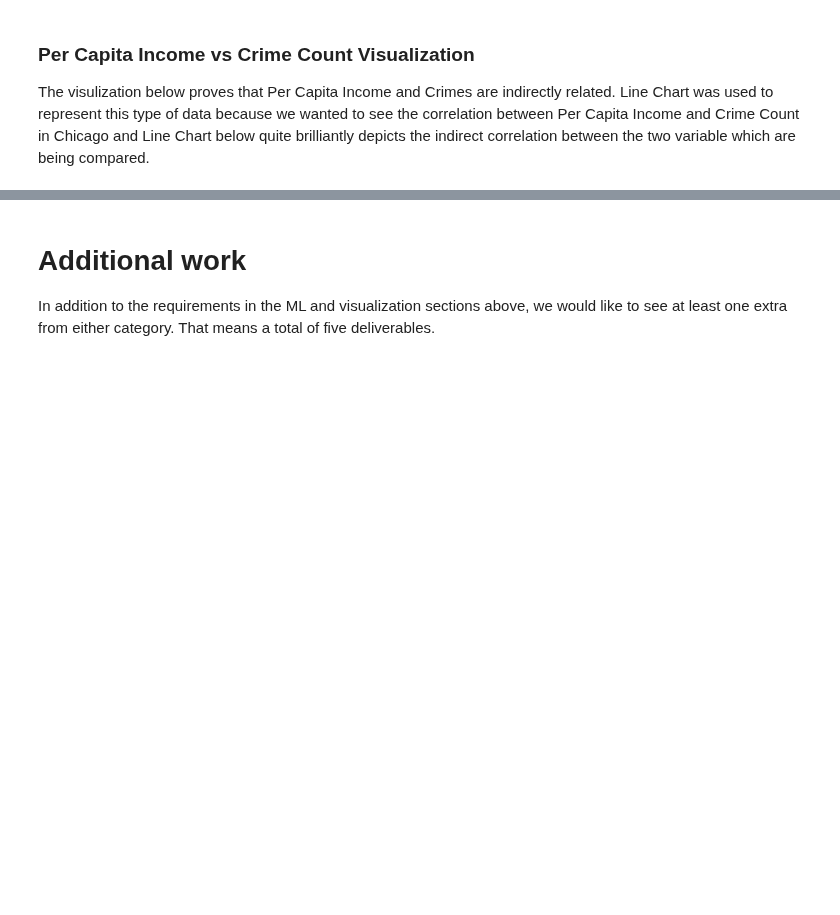
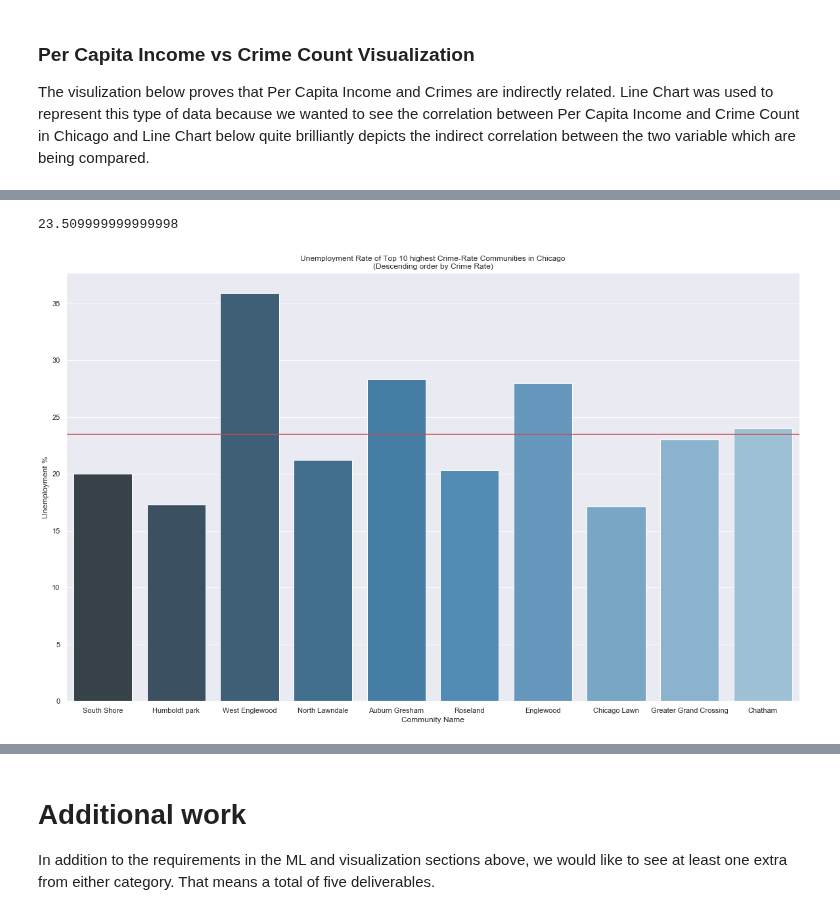
Before and after one commit to edgeslab/CS418-Project, a Jupyter notebook: Final-Report-DILIP_V1.ipynb, the cells around one changed output, grey strips where cells are left out. Drawn from its saved outputs; the diff is of its cells as text; code cells hidden in the pictures; blank space fills up the shorter version.

```diff
--- a/Final-Report-DILIP_V1.ipynb
+++ b/Final-Report-DILIP_V1.ipynb
@@ -209,0 +217,10 @@ socioecon.join(crime,  lsuffix='_caller', rsuffix='_crimes')
+# %%
+s =sns.barplot(x=top10["COMMUNITY AREA NAME"], y=top10["PERCENT AGED 16+ UNEMPLOYED"], palette='Blues_d')
+s.set(xlabel="Community Name", ylabel='Unemployment %')
+s.set_title('Unemployment Rate of Top 10 highest Crime-Rate Communities in Chicago'
+            '\n(Descending order by Crime Rate)')
+s.axhline(23.5, COLOR='R')
+print(top10["PERCENT AGED 16+ UNEMPLOYED"].mean())
+# %% [output]
+23.509999999999998
+[figure, added]
```
Also changed, not shown: parts of 8 cells of this notebook.
